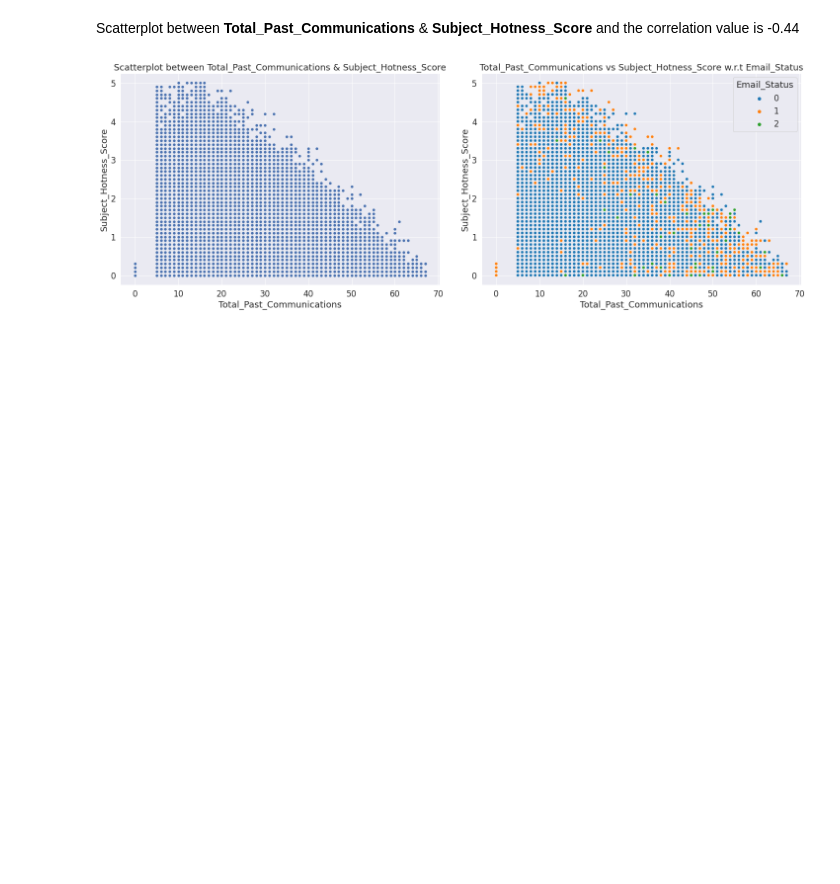
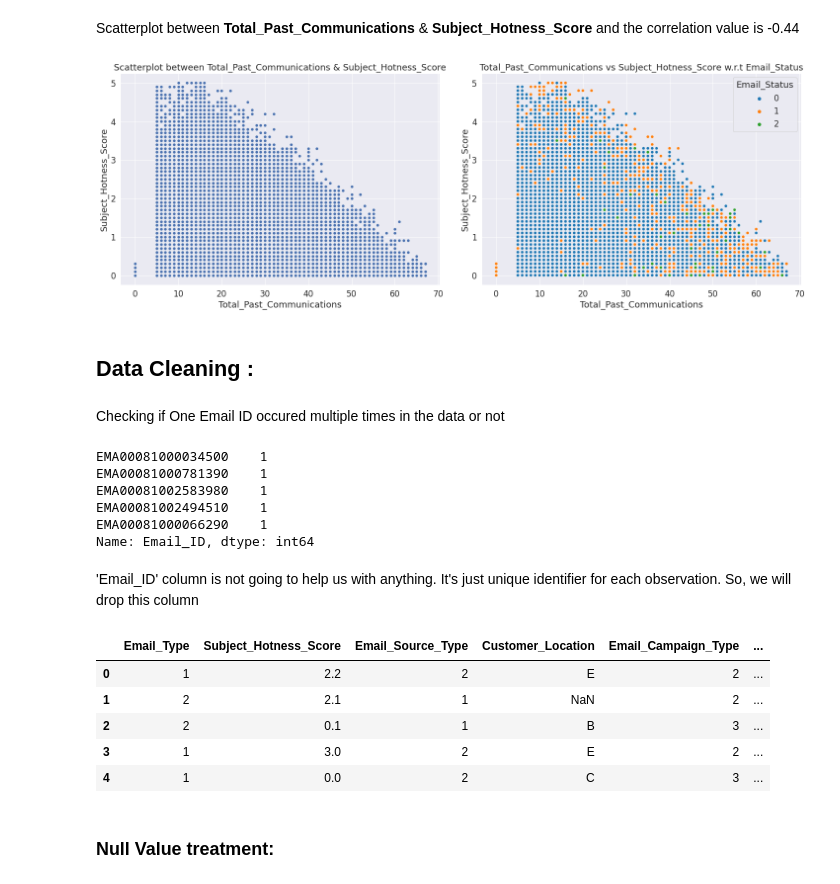
Before and after one commit to RanojoyBiswas/Email-Campaign-Effectiveness-Prediction, a Jupyter notebook: Email_Campaign_Effectiveness_Prediction.ipynb, the cells around one changed output. Drawn from its saved outputs; the diff is of its cells as text; code cells hidden in the pictures; blank space fills up the shorter version.

```diff
--- a/Email_Campaign_Effectiveness_Prediction.ipynb
+++ b/Email_Campaign_Effectiveness_Prediction.ipynb
@@ -562,3 +562,31 @@ Scatterplot between **Total_Past_Communications** & **Subject_Hotness_Score** an
 scat(df, 'Total_Past_Communications', 'Subject_Hotness_Score', 'Email_Status')
 # %% [output]
 [figure]
+# %% [markdown]
+## **Data Cleaning :**
+# %% [markdown]
+Checking if One Email ID occured multiple times in the data or not
+# %%
+df['Email_ID'].value_counts().sort_values(ascending = False).head()
+# %% [output]
+EMA00081000034500    1
+EMA00081000781390    1
+EMA00081002583980    1
+EMA00081002494510    1
+EMA00081000066290    1
+Name: Email_ID, dtype: int64
+# %% [markdown]
+'Email_ID' column is not going to help us with anything. It's just unique identifier for each observation. So, we will drop this column
+# %%
+df.drop('Email_ID', inplace = True, axis =1)
+# %%
+df.head()
+# %% [output]
+|  | Email_Type | Subject_Hotness_Score | Email_Source_Type | Customer_Location | Email_Campaign_Type | ... |
+| 0 | 1 | 2.2 | 2 | E | 2 | ... |
+| 1 | 2 | 2.1 | 1 | NaN | 2 | ... |
+| 2 | 2 | 0.1 | 1 | B | 3 | ... |
+| 3 | 1 | 3.0 | 2 | E | 2 | ... |
+| 4 | 1 | 0.0 | 2 | C | 3 | ... |
+# %% [markdown]
+### Null Value treatment:
```
Also changed, not shown: parts of 32 cells of this notebook.
